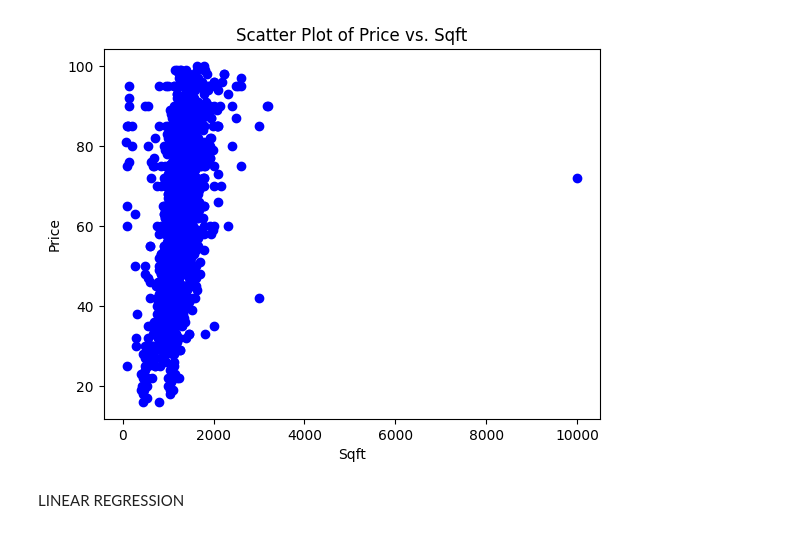
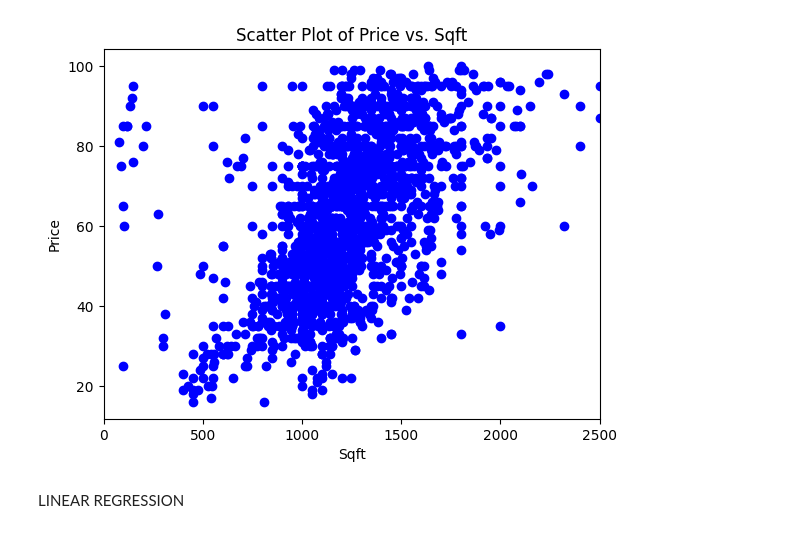
Before and after one commit to DS-1090/HydHomeData-Analysis, a Jupyter notebook: Hyd_Analysis.ipynb, the cells around one changed output. Drawn from its saved outputs; the diff is of its cells as text; code cells hidden in the pictures.

```diff
--- a/Hyd_Analysis.ipynb
+++ b/Hyd_Analysis.ipynb
@@ -10,7 +10,7 @@ from sklearn import linear_model
 from sklearn.model_selection import train_test_split
 import re
 # %%
-df = pd.read_csv('/content/sample_data/hyderabad_first_type_000.csv')
+df = pd.read_csv('hyderabad_first_type_000.csv')
 
 
 df.head()
@@ -114,14 +63,14 @@ _ = plt.ylabel('Sqft')
 # %%
 d = df.sample(frac=0.2,random_state=42)
 
 plt.scatter(df['Sqft'].astype(float), df['Price'].astype(float), color='blue')
 plt.xlabel('Sqft')
-#plt.xlim(0,2500)
+plt.xlim(0,2500)
 plt.ylabel('Price')
 plt.title('Scatter Plot of Price vs. Sqft')
 plt.show()
 # %% [output]
-[figure, old version]
+[figure, new version]
 # %% [markdown]
 LINEAR REGRESSION
 # %%
```
Also changed, not shown: parts of 8 cells of this notebook.
